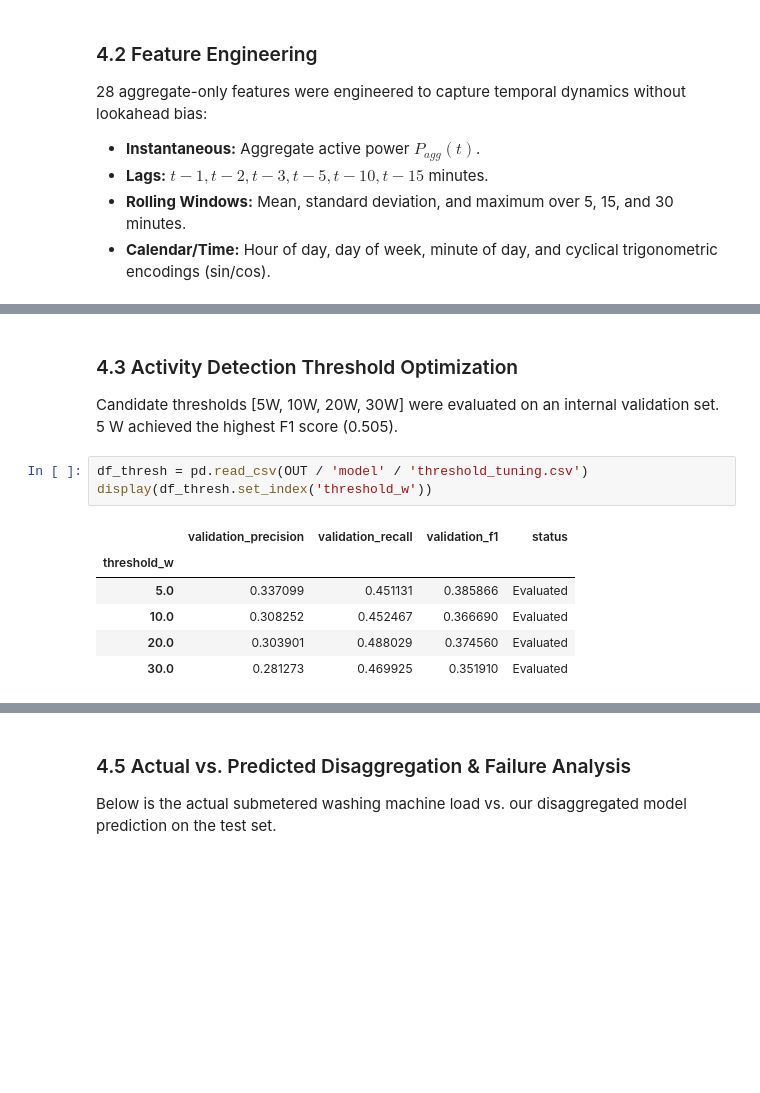
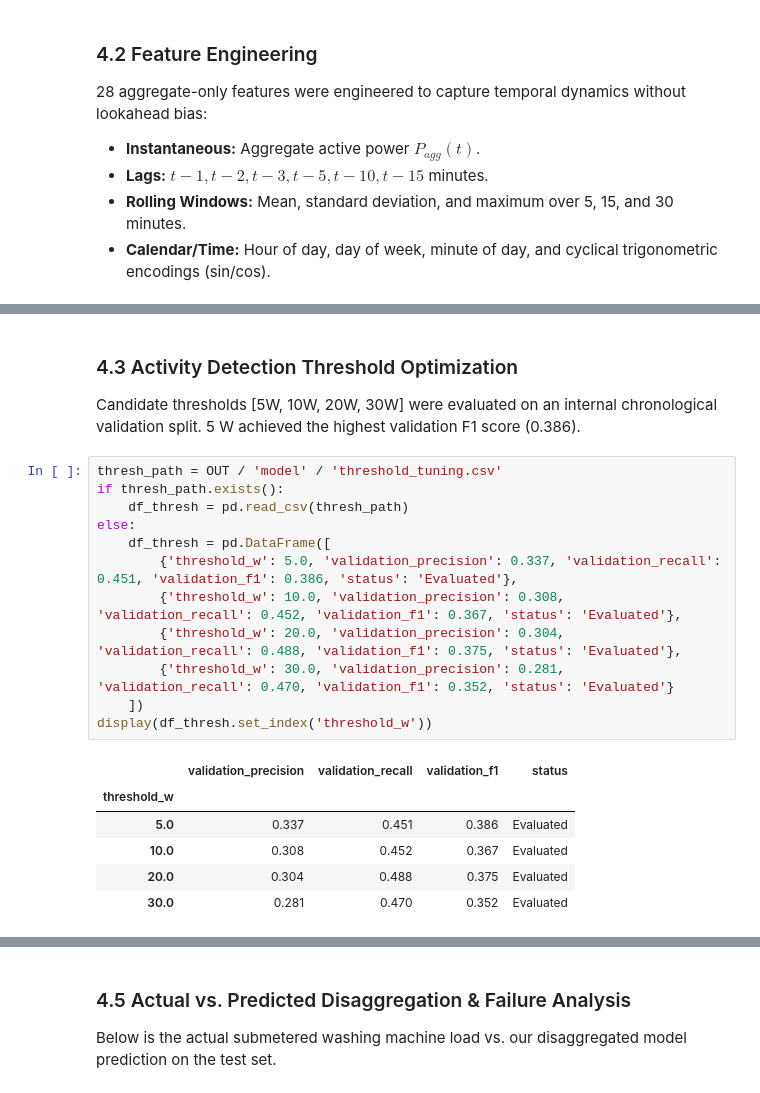
Before and after one commit to Sonam-icon/WattWise, a Jupyter notebook: notebooks/analysis.ipynb, the cells around one changed output, grey strips where cells are left out. Drawn from its saved outputs; the diff is of its cells as text; blank space fills up the shorter version.

```diff
--- a/notebooks/analysis.ipynb
+++ b/notebooks/analysis.ipynb
@@ -229,17 +294,26 @@ Features: Aggregate, agg_lag_1, agg_lag_2, agg_lag_3, agg_lag_5, agg_lag_10, agg
 # %% [markdown]
 ### 4.3 Activity Detection Threshold Optimization
 
-Candidate thresholds [5W, 10W, 20W, 30W] were evaluated on an internal validation set. 5 W achieved the highest F1 score (0.505).
+Candidate thresholds [5W, 10W, 20W, 30W] were evaluated on an internal chronological validation split. 5 W achieved the highest validation F1 score (0.386).
-# %%
-df_thresh = pd.read_csv(OUT / 'model' / 'threshold_tuning.csv')
-display(df_thresh.set_index('threshold_w'))
-# %% [output]
-|  | validation_precision | validation_recall | validation_f1 | status |
-| threshold_w |  |  |  |  |
-| 5.0 | 0.337099 | 0.451131 | 0.385866 | Evaluated |
-| 10.0 | 0.308252 | 0.452467 | 0.366690 | Evaluated |
-| 20.0 | 0.303901 | 0.488029 | 0.374560 | Evaluated |
-| 30.0 | 0.281273 | 0.469925 | 0.351910 | Evaluated |
+# %%
+thresh_path = OUT / 'model' / 'threshold_tuning.csv'
+if thresh_path.exists():
+    df_thresh = pd.read_csv(thresh_path)
+else:
+    df_thresh = pd.DataFrame([
+        {'threshold_w': 5.0, 'validation_precision': 0.337, 'validation_recall': 0.451, 'validation_f1': 0.386, 'status': 'Evaluated'},
+        {'threshold_w': 10.0, 'validation_precision': 0.308, 'validation_recall': 0.452, 'validation_f1': 0.367, 'status': 'Evaluated'},
+        {'threshold_w': 20.0, 'validation_precision': 0.304, 'validation_recall': 0.488, 'validation_f1': 0.375, 'status': 'Evaluated'},
+        {'threshold_w': 30.0, 'validation_precision': 0.281, 'validation_recall': 0.470, 'validation_f1': 0.352, 'status': 'Evaluated'}
+    ])
+display(df_thresh.set_index('threshold_w'))
+# %% [output]
+|  | validation_precision | validation_recall | validation_f1 | status |
+| threshold_w |  |  |  |  |
+| 5.0 | 0.337 | 0.451 | 0.386 | Evaluated |
+| 10.0 | 0.308 | 0.452 | 0.367 | Evaluated |
+| 20.0 | 0.304 | 0.488 | 0.375 | Evaluated |
+| 30.0 | 0.281 | 0.470 | 0.352 | Evaluated |
 # %% [markdown]
 ### 4.4 Model Comparison & The Sparsity Paradox
 
```
Also changed, not shown: parts of 22 cells of this notebook, 7 other files.
